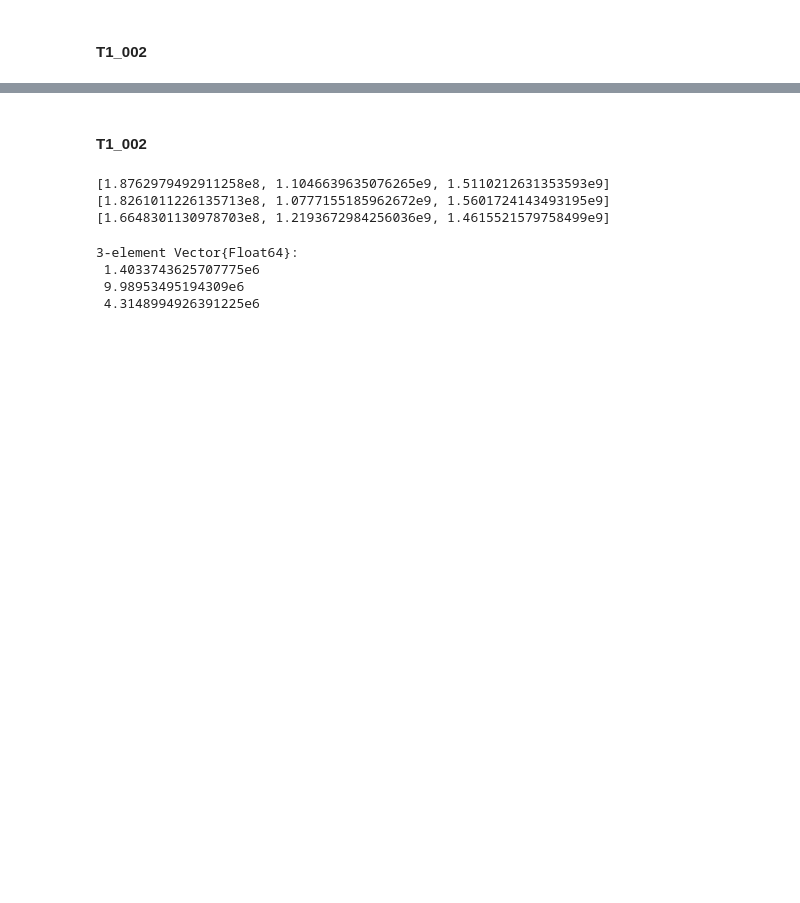
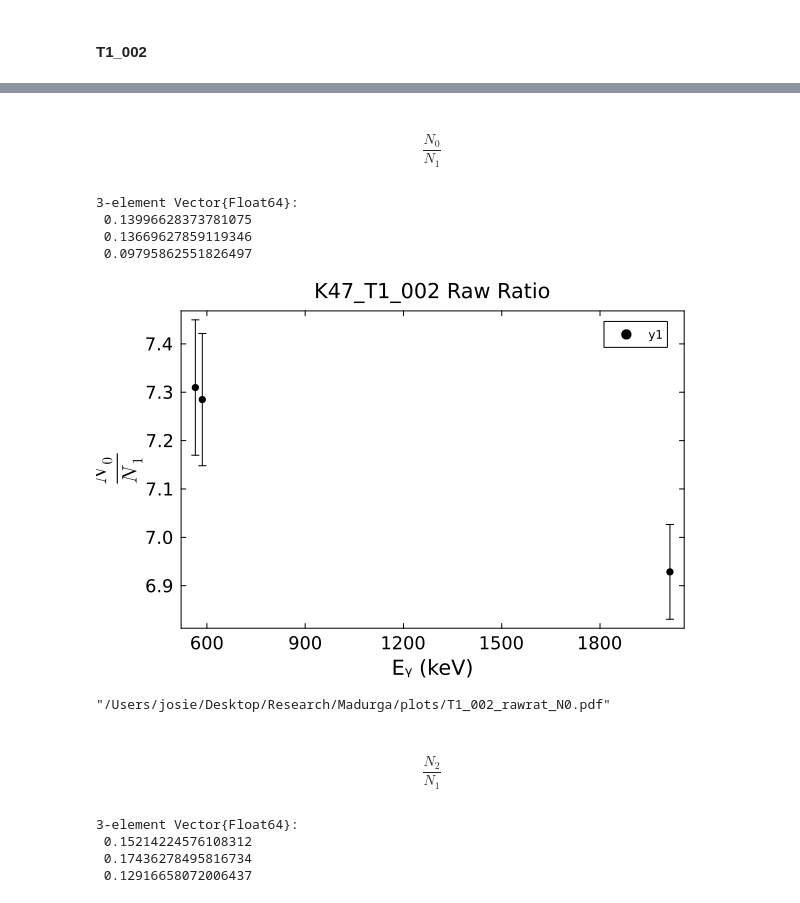
Before and after one commit to mmadurga/VITO-ENiGMA, a Jupyter notebook: K47_T1_analysis_f.ipynb, the cells around one changed output, grey strips where cells are left out. Saved outputs shown, nothing was run; the diff lists cells and outputs as text; code cells hidden in the pictures; blank space fills up the shorter version.

```diff
--- a/K47_T1_analysis_f.ipynb
+++ b/K47_T1_analysis_f.ipynb
@@ -106,8 +106,8 @@ N_0_minus = [1.7292393731881208e6, 9.88212108370103e6, 4.398562361741757e6]
 N_0_σminus = [16050.629959403417, 93756.90047874278, 39184.186824577744]
 
 # Clover 1 (N_1)
-N_180_minus = [236566.33601433228, 1.3565204672148577e6, 634836.849390847]
-N_180_σminus = [3961.9639426417566, 21960.829776956114, 6969.598277971881]
+N_1_minus = [236566.33601433228, 1.3565204672148577e6, 634836.849390847]
+N_1_σminus = [3961.9639426417566, 21960.829776956114, 6969.598277971881]
 
 # Clover 2 (N_2)
 N_2_minus = [1.8711658167610366e6, 1.331937993592412e7, 5.753199323518829e6]
@@ -315,27 +330,38 @@ N2 = N_2_plus .* 0.75
-# %% [markdown]
-#### T1_002
-# %%
-# correcting efficiencies for values below
-
-ϵ = [powerfit(kliterature,c0_eff_params),
-     powerfit(kliterature,c1_eff_params),
-     powerfit(kliterature,c2_eff_params)]
-
-N0_intensity = N_0_minus ./ ϵ[1]
-N1_intensity = (N_180_minus ./ ϵ[2]) .* (3/4)  ########
-N2_intensity = (N_2_minus ./ ϵ[3]) .* (3/4)
-
-println(N0_intensity, N1_intensity, N2_intensity)
-# %% [output]
-[1.8762979492911258e8, 1.1046639635076265e9, 1.5110212631353593e9][1.8261011226135713e8, 1.0777155185962672e9, 1.5601724143493195e9][1.6648301130978703e8, 1.2193672984256036e9, 1.4615521579758499e9]
-# %%
-# Or does that need to be done like this?
-
-N0 = N_0_minus
-N1 = N_180_minus .* 0.75
-N2 = N_2_minus .* 0.75
-# %% [output]
-3-element Vector{Float64}:
- 1.4033743625707775e6
- 9.98953495194309e6
- 4.3148994926391225e6
+# %% [markdown]
+##### $$\frac{N_0}{N_1}$$
+# %%
+ratio = N_0_minus ./ N_1_minus
+# println(ratio)
+
+err_rat = (((N_0_σminus .^ 2) .* ((1 ./ N_1_minus) .^ 2)) .+ ((N_1_σminus .^ 2) .* ((-N_0_minus ./ (N_1_minus .^2)) .^ 2))) .^ (0.5)
+# println(err_rat)
+# %% [output]
+3-element Vector{Float64}:
+ 0.13996628373781075
+ 0.13669627859119346
+ 0.09795862551826497
+# %%
+q = scatter(kliterature, ratio, yerr=err_rat,
+    xlabel = "Eᵧ (keV)",
+    ylabel = L"\frac{N_0}{N_1}",
+    title = "K47_T1_002 Raw Ratio"
+)
+# %% [output]
+[figure, added]
+# %%
+savefig(q, "/Users/josie/Desktop/Research/Madurga/plots/T1_002_rawrat_N0.pdf")
+# %% [output]
+"/Users/josie/Desktop/Research/Madurga/plots/T1_002_rawrat_N0.pdf"
+# %% [markdown]
+##### $$\frac{N_2}{N_1}$$
+# %%
+ratio = N_2_minus ./ N_1_minus
+# println(ratio)
+
+err_rat = (((N_2_σminus .^ 2) .* ((1 ./ N_1_minus) .^ 2)) .+ ((N_1_σminus .^ 2) .* ((-N_2_minus ./ (N_1_minus .^2)) .^ 2))) .^ (0.5)
+# println(err_rat)
+# %% [output]
+3-element Vector{Float64}:
+ 0.15214224576108312
+ 0.17436278495816734
+ 0.12916658072006437
```
Also changed, not shown: parts of 44 cells of this notebook.
